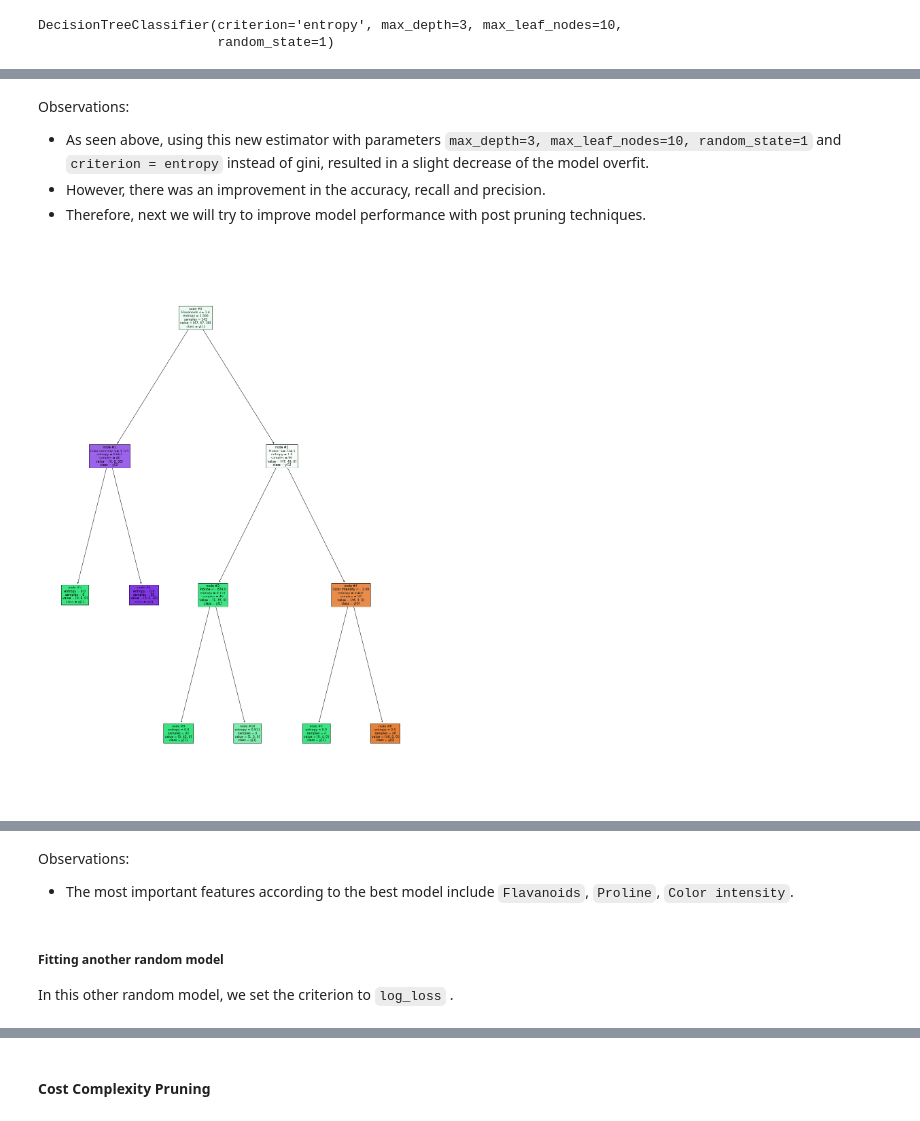
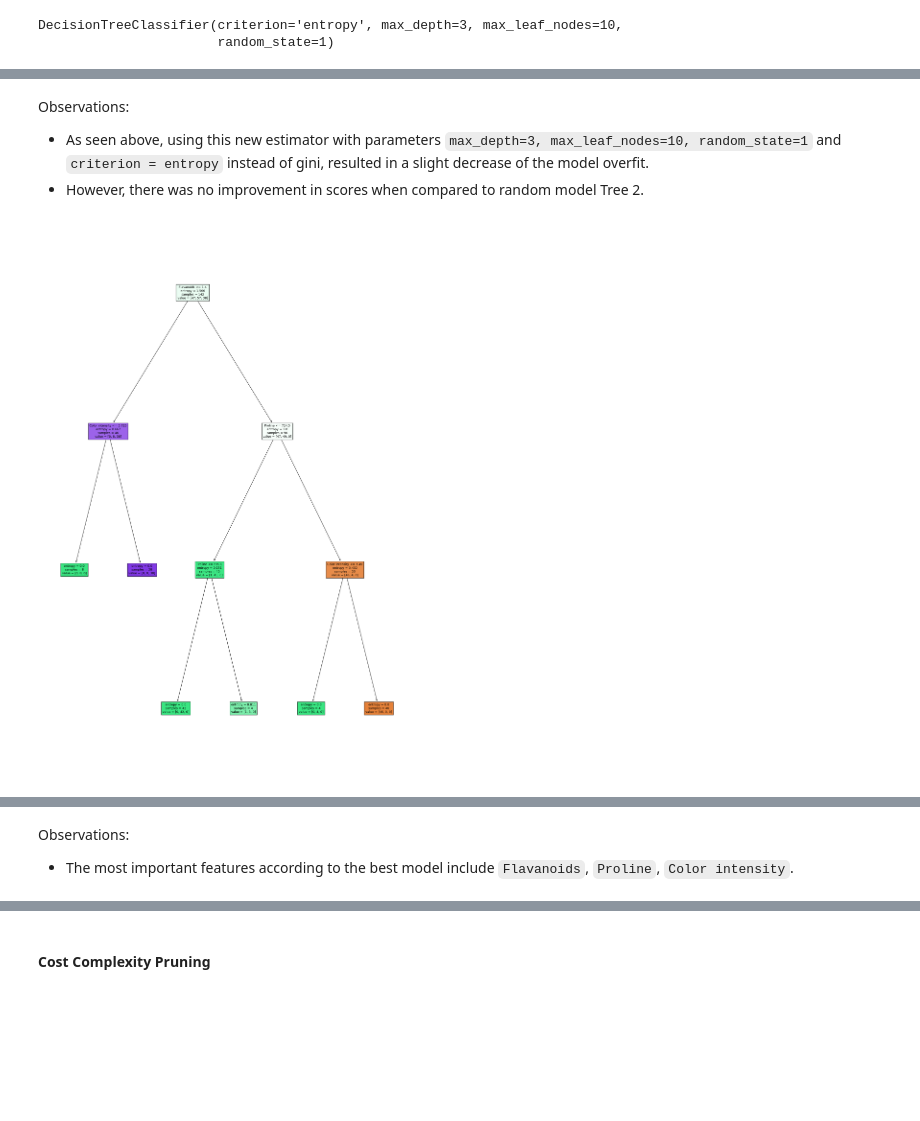
Before and after one commit to nadiaverdha/MachineLearningEx1, a Jupyter notebook: Ex1_wine.ipynb, the cells around one changed output, grey strips where cells are left out. Cells and saved outputs as stored; diff of their text form; code cells hidden in the pictures; blank space fills up the shorter version.

```diff
--- a/Ex1_wine.ipynb
+++ b/Ex1_wine.ipynb
@@ -342,0 +345,3 @@ Observations:
+# %%
+tree_2 = tree.DecisionTreeClassifier(max_depth = 5,max_leaf_nodes = 20,random_state=1,criterion = 'log_loss')
+tree_2.fit(X_train,y_train)
@@ -368,2 +386,0 @@ DecisionTreeClassifier(criterion='entropy', max_depth=3, max_leaf_nodes=10,
-# %%
-tree_model_best.fit(X_train,y_train)
@@ -389,0 +389,4 @@ Confusion Matrix on test:
+# %%
+#best combination
+tree_best = grid.best_estimator_
+tree_best
@@ -389,0 +396,4 @@ Confusion Matrix on test:
+# %%
+#fitting and evaluating the best model
+tree_best.fit(X_train,y_train)
+evaluate(tree_model_best)
@@ -390,10 +412,9 @@ Confusion Matrix on test:
 # %% [markdown]
 Observations:
 - As seen above, using this new estimator with parameters `max_depth=3, max_leaf_nodes=10, random_state=1` and `criterion = entropy` instead of gini, resulted in a slight decrease of the model overfit.
-- However, there was an improvement in the accuracy, recall and precision.
-- Therefore, next we will try to improve model performance with post pruning techniques.
+- However, there was no improvement in scores when compared to random model Tree 2.
 # %%
-plottree(tree_model_best)
+plottree(tree_best)
 # %% [output]
-[figure, old version]
+[figure, new version]
 # %%
@@ -403,7 +424,3 @@ plot_features(tree_model_best)
 # %% [markdown]
 Observations:
 - The most important features according to the best model include `Flavanoids`, `Proline`, `Color intensity`.
-# %% [markdown]
-##### Fitting another random model
-
-In this other random model, we set the criterion to `log_loss` .
```
Also changed, not shown: parts of 40 cells of this notebook.
